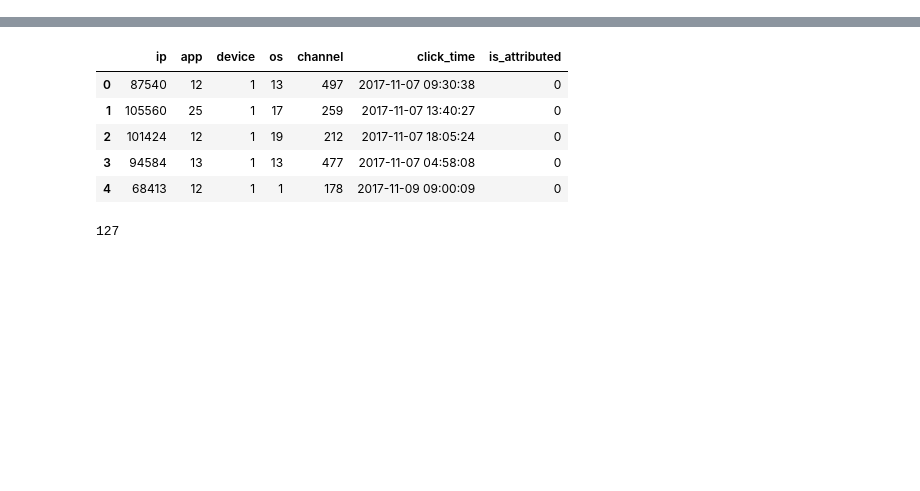
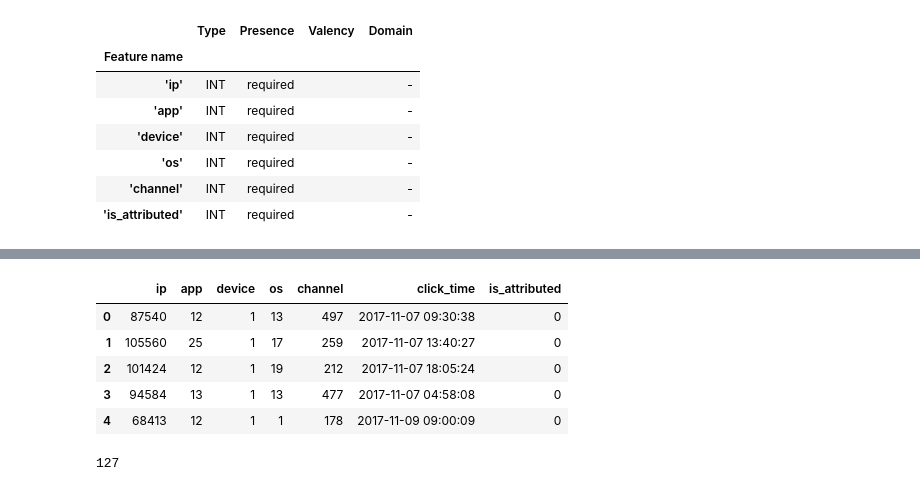
Before and after one commit to dhavalmj007/model-serving, a Jupyter notebook: Model Training.ipynb, the cells around one changed output, grey strips where cells are left out. Cells and saved outputs as stored; diff of their text form; code cells hidden in the pictures; blank space fills up the shorter version.

```diff
--- a/Model Training.ipynb
+++ b/Model Training.ipynb
@@ -36,0 +64,12 @@ train = pd.read_csv(path+"train.csv", usecols=train_columns, dtype=dtypes)
+# %%
+schema = tfdv.infer_schema(statistics=train_stats)
+tfdv.display_schema(schema=schema)
+# %% [output]
+|  | Type | Presence | Valency | Domain |
+| Feature name |  |  |  |  |
+| 'ip' | INT | required |  | - |
+| 'app' | INT | required |  | - |
+| 'device' | INT | required |  | - |
+| 'os' | INT | required |  | - |
+| 'channel' | INT | required |  | - |
+| 'is_attributed' | INT | required |  | - |
```
Also changed, not shown: parts of 16 cells of this notebook, 8 other files.
